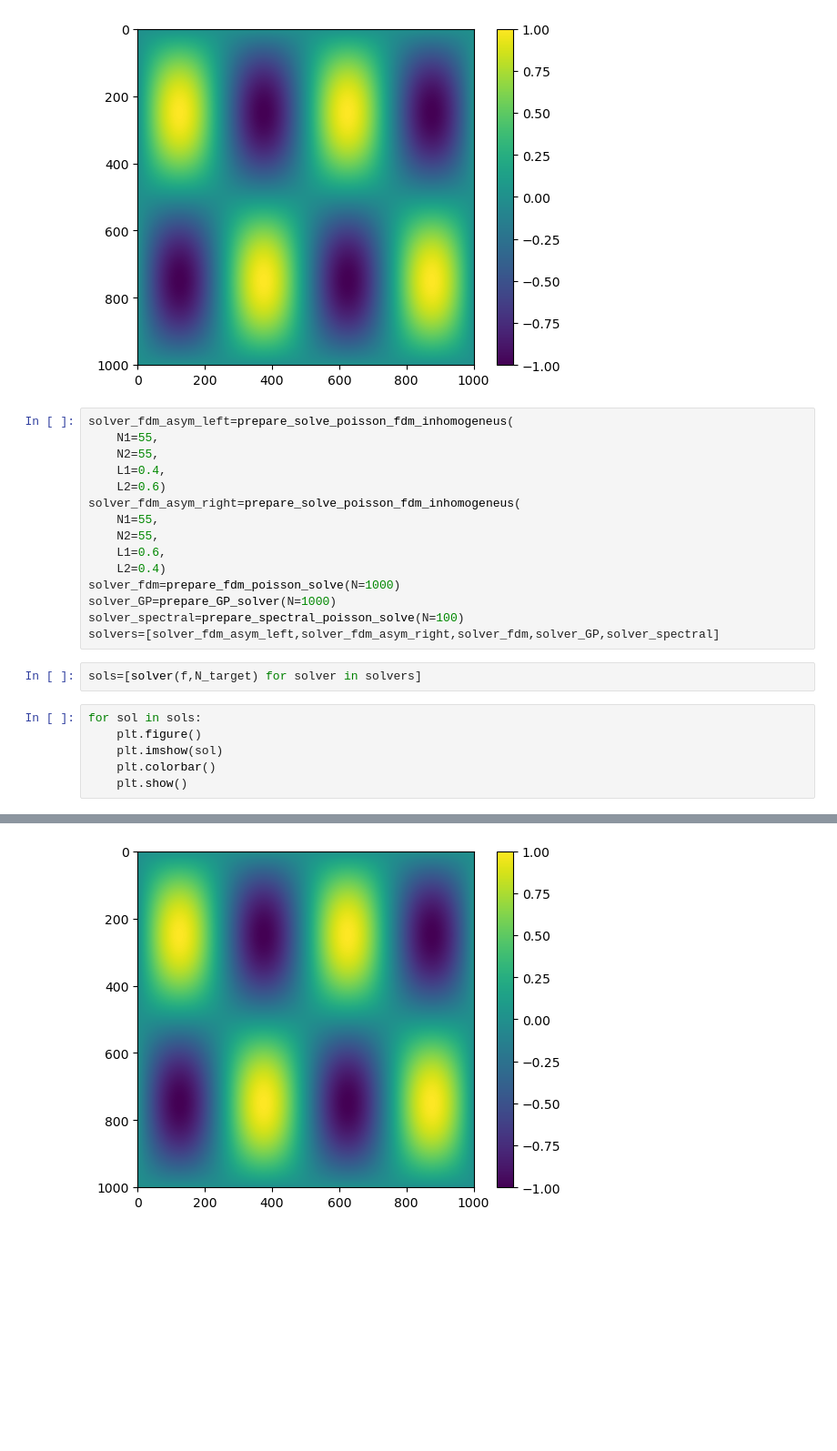
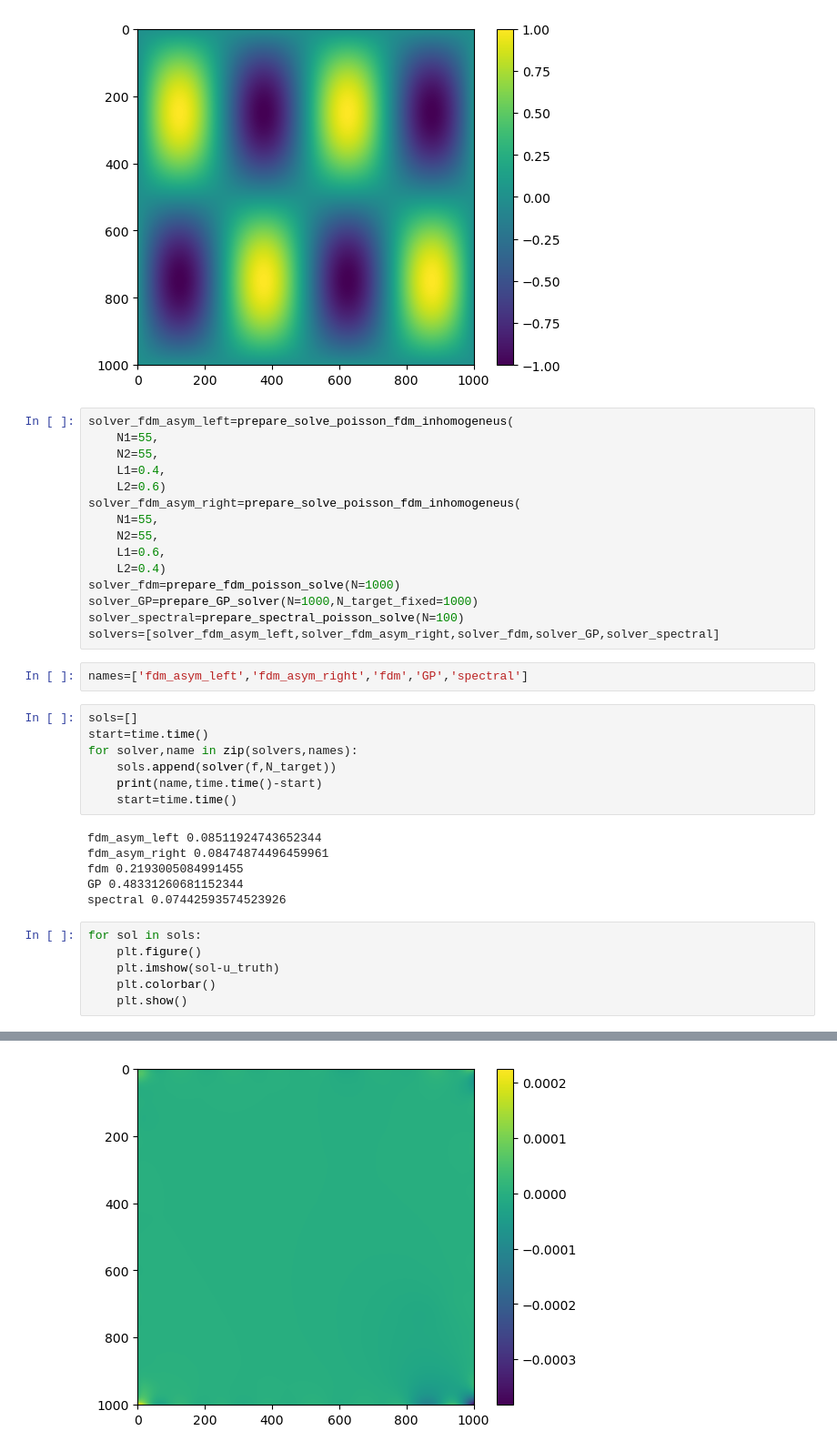
Before and after one commit to TheoBourdais/ModelAggregation, a Jupyter notebook: AggregatePDESolvers/gaussian_pde_solve.ipynb, the cells around one changed output, grey strips where cells are left out. Shown at 91% size. Saved outputs shown, nothing was run; the diff lists cells and outputs as text; blank space fills up the shorter version.

```diff
--- a/AggregatePDESolvers/gaussian_pde_solve.ipynb
+++ b/AggregatePDESolvers/gaussian_pde_solve.ipynb
@@ -58,15 +63,28 @@ solver_fdm_asym_right=prepare_solve_poisson_fdm_inhomogeneus(
     L1=0.6,
     L2=0.4)
 solver_fdm=prepare_fdm_poisson_solve(N=1000)
-solver_GP=prepare_GP_solver(N=1000)
+solver_GP=prepare_GP_solver(N=1000,N_target_fixed=1000)
 solver_spectral=prepare_spectral_poisson_solve(N=100)
 solvers=[solver_fdm_asym_left,solver_fdm_asym_right,solver_fdm,solver_GP,solver_spectral]
-# %%
-sols=[solver(f,N_target) for solver in solvers]
+# %%
+names=['fdm_asym_left','fdm_asym_right','fdm','GP','spectral']
+# %%
+sols=[]
+start=time.time()
+for solver,name in zip(solvers,names):
+    sols.append(solver(f,N_target))
+    print(name,time.time()-start)
+    start=time.time()
+# %% [output]
+fdm_asym_left 0.08511924743652344
+fdm_asym_right 0.08474874496459961
+fdm 0.2193005084991455
+GP 0.48331260681152344
+spectral 0.07442593574523926
 # %%
 for sol in sols:
     plt.figure()
-    plt.imshow(sol)
+    plt.imshow(sol-u_truth)
     plt.colorbar()
     plt.show()
 # %% [output]
@@ -76 +94 @@ for sol in sols:
-[figure, old version]
+[figure, new version]
```
Also changed, not shown: parts of 42 cells of this notebook.
